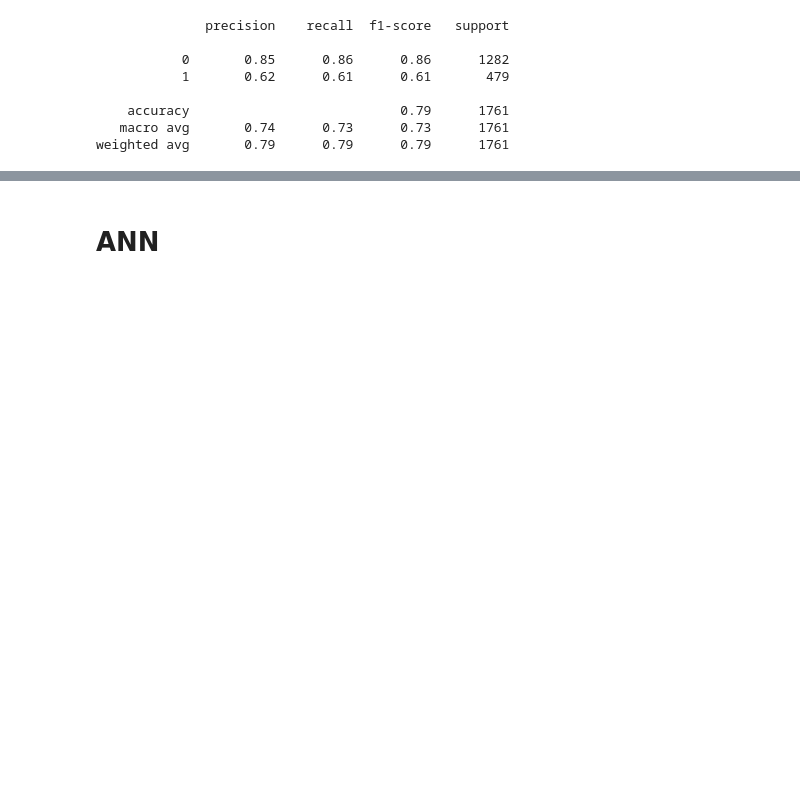
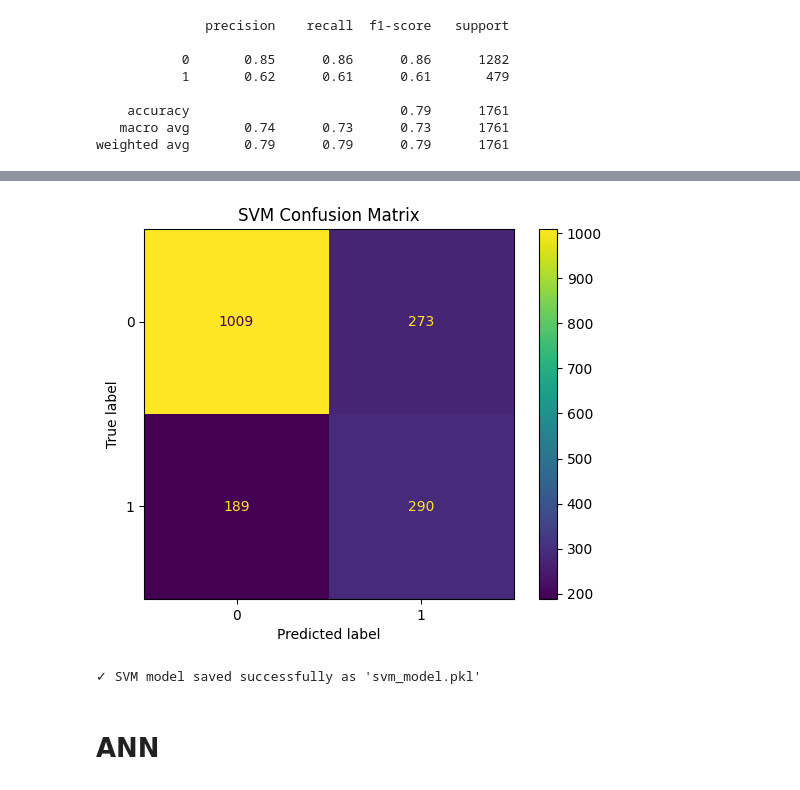
Before and after one commit to snehangshu2002/Customer-Churn-Prediction, a Jupyter notebook: customer.ipynb, the cells around one changed output, grey strips where cells are left out. Drawn from its saved outputs; the diff is of its cells as text; code cells hidden in the pictures; blank space fills up the shorter version.

```diff
--- a/customer.ipynb
+++ b/customer.ipynb
@@ -705,0 +813,17 @@ with open("xgboost_churn_model.pkl", "wb") as f:
+# %%
+from sklearn.model_selection import RandomizedSearchCV
+
+# Create SVM classifier
+svm = SVC(random_state=42, probability=True)
+
+# Define parameter grid (similar to your original one)
+parameter = {
+    'C': [0.1, 1, 10, 100],
+    'kernel': ['linear', 'rbf', 'poly'],
+    'gamma': ['scale', 'auto', 0.001, 0.01, 0.1, 1],
+    'degree': [2, 3, 4]  # Only for poly kernel
+}
+
+# Perform Randomized Search
+svm_random = RandomizedSearchCV(svm, parameter, n_iter=20, cv=5, n_jobs=-1, verbose=1, scoring='accuracy', random_state=42)
+svm_random.fit(X_train_smote, y_train_smote)
@@ -705,0 +847,14 @@ with open("xgboost_churn_model.pkl", "wb") as f:
+# %%
+# Get best parameters
+best_params = svm_random.best_params_
+
+# Train final model with best parameters
+svm_model = SVC(
+    C=best_params['C'],
+    kernel=best_params['kernel'],
+    gamma=best_params['gamma'],
+    degree=best_params.get('degree', 3),  # Use default if not in best_params
+    probability=True,
+    random_state=42
+)
+svm_model.fit(X_train_smote, y_train_smote)
@@ -705,0 +863,3 @@ with open("xgboost_churn_model.pkl", "wb") as f:
+# %%
+# Make predictions
+svm_y_pred = svm_model.predict(X_test_scaled)
@@ -706,3 +889,23 @@ with open("xgboost_churn_model.pkl", "wb") as f:
+# %%
+from sklearn.metrics import ConfusionMatrixDisplay
+import matplotlib.pyplot as plt
+
+# Display confusion matrix
+ConfusionMatrixDisplay.from_predictions(y_test, svm_y_pred)
+plt.title('SVM Confusion Matrix')
+plt.show()
+# %% [output]
+[figure, added]
+# %%
+import pickle
+
+# Save the model
+with open('svm_model.pkl', 'wb') as file:
+    pickle.dump(svm_model, file)
+
+print("✓ SVM model saved successfully as 'svm_model.pkl'")
+# %% [output]
+✓ SVM model saved successfully as 'svm_model.pkl'
 # %% [markdown]
 # ANN
 # %%
```
Also changed, not shown: parts of 17 cells of this notebook.
